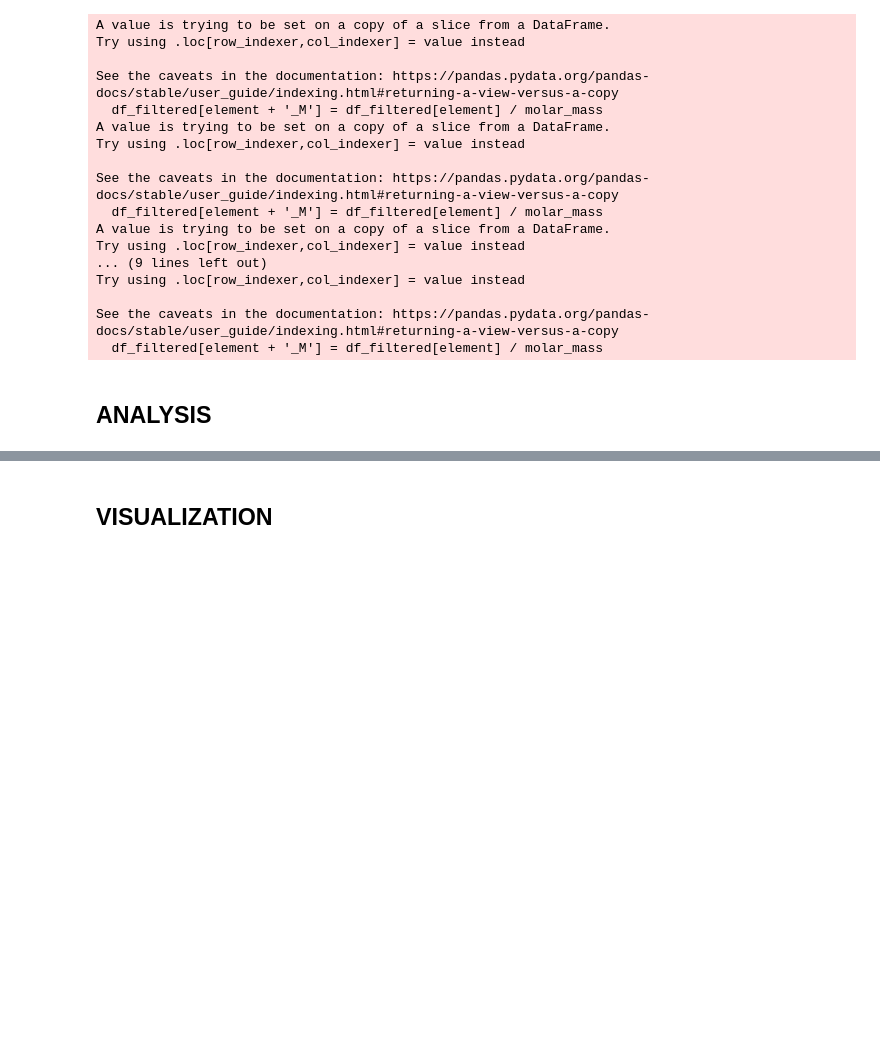
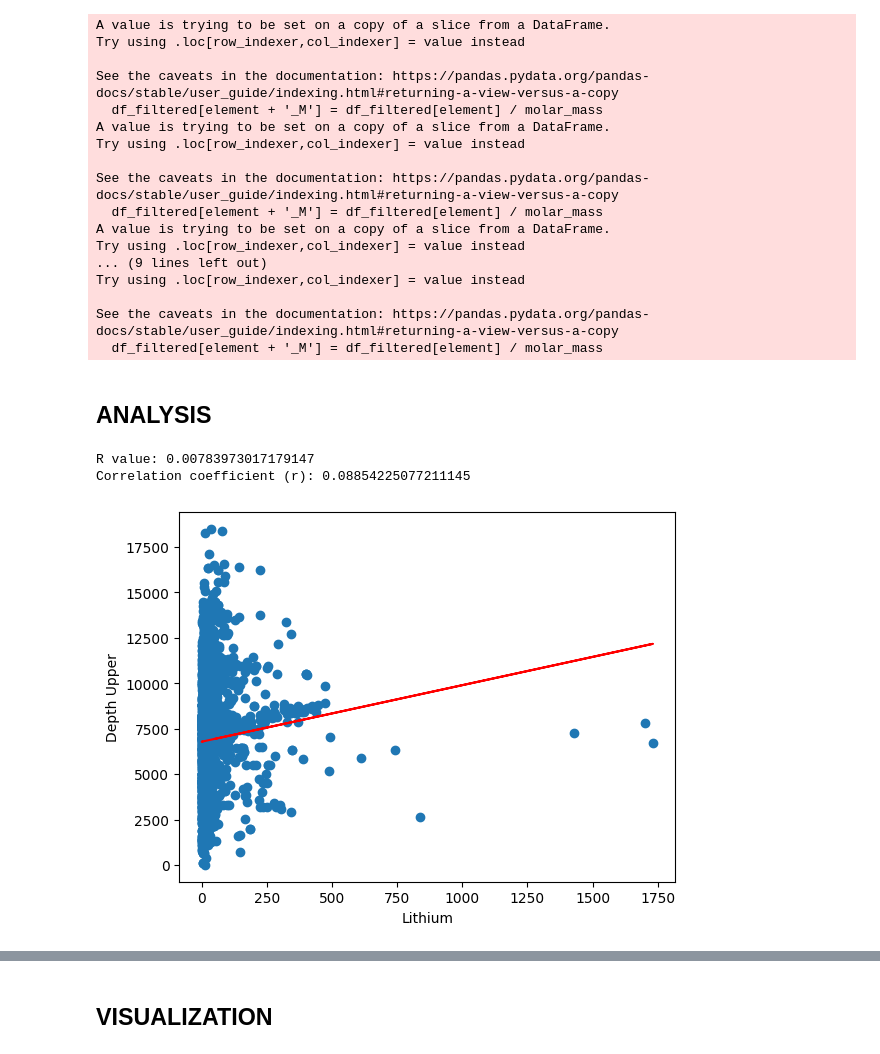
Before and after one commit to bsvab/produced-water-chemistry, a Jupyter notebook: notebooks/produced_water_chemistry-alejandro.ipynb, the cells around one changed output, grey strips where cells are left out. Saved outputs shown, nothing was run; the diff lists cells and outputs as text; code cells hidden in the pictures; blank space fills up the shorter version.

```diff
--- a/notebooks/produced_water_chemistry-alejandro.ipynb
+++ b/notebooks/produced_water_chemistry-alejandro.ipynb
@@ -204,2 +185,44 @@ df_filtered.to_csv('../data/df_filtered_discrepancy_flags.csv', index=False)
 # %% [markdown]
 ## ANALYSIS
+# %%
+# Define a function for a linear regression plot
+
+from scipy.stats import linregress
+
+def linear_regression_plot(x, y, ylabel_):
+    # Perform linear regression
+    slope, intercept, rvalue, pvalue, stderr = linregress(x, y)
+
+    # Generate y values based on the regression line
+    regression_line = slope * x + intercept
+    eqn = 'y = ' + str(round(slope, 2)) + 'x + ' + str(round(intercept, 2))
+
+    # Plot the data points
+    plt.scatter(x, y)
+
+    # Plot the regression line
+    plt.plot(x, regression_line, 'r-')
+
+    # Add labels
+    plt.xlabel('Lithium')
+    plt.ylabel(ylabel_)
+
+    # Display the plot
+    print(f'R value: {rvalue**2}')
+    print(f'Correlation coefficient (r): {rvalue}')
+    plt.show()
+# %%
+# Create new data frame for only lithium and upper depth values
+df_li_depth = df_filtered[['Li', 'DEPTHUPPER']]
+# Create new data frame to use for the
+df_regression = df_li_depth.dropna(subset=['Li', 'DEPTHUPPER'])
+
+# Create new csv file for only original lithium and depth values
+df_li_depth.to_csv('../data/df_regression.csv', index=False)
+# %%
+# Create a linear regression plot between Upper Depth and Lithium
+linear_regression_plot(df_regression['Li'], df_regression['DEPTHUPPER'], 'Depth Upper')
+# %% [output]
+R value: 0.00783973017179147
+Correlation coefficient (r): 0.08854225077211145
+[figure, added]
```
Also changed, not shown: parts of 4 cells of this notebook, 4 other files.
